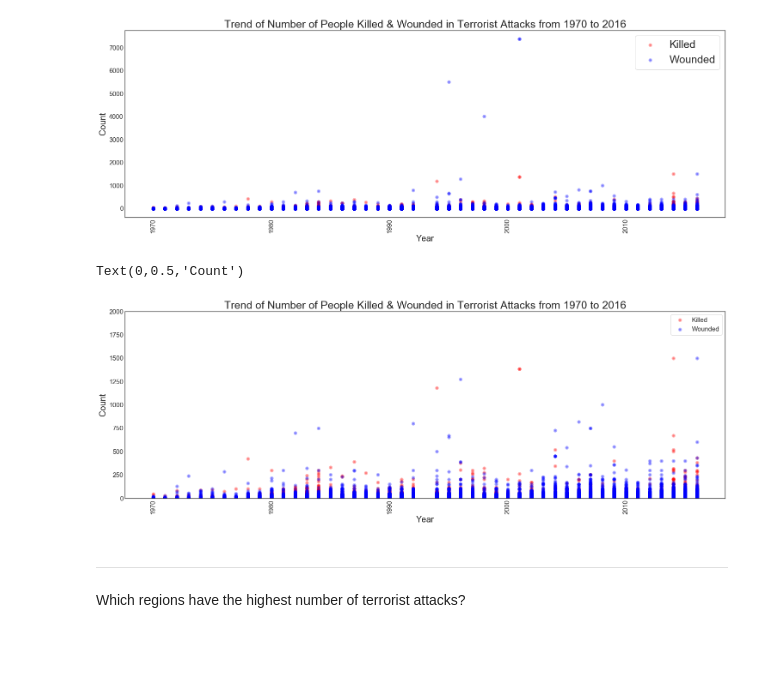
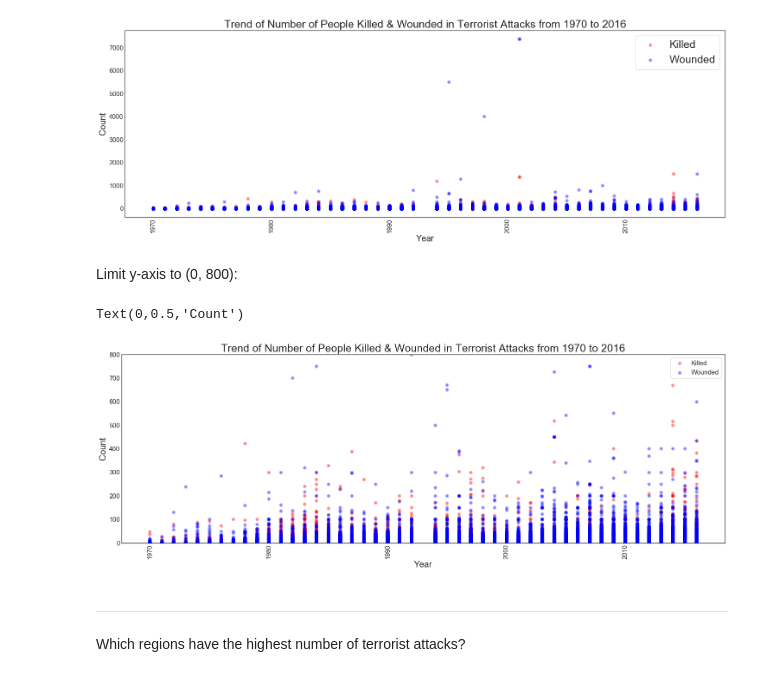
Before and after one commit to ariannalangwang/Capstone-Project-Global-Terrorism, a Jupyter notebook: Global Terrorism Project Python Code.ipynb, the cells around one changed output. Drawn from its saved outputs; the diff is of its cells as text; code cells hidden in the pictures; blank space fills up the shorter version.

```diff
--- a/Global Terrorism Project Python Code.ipynb
+++ b/Global Terrorism Project Python Code.ipynb
@@ -373,20 +373,21 @@ plt.ylabel('Count', fontsize=20)
 # %% [output]
 Text(0,0.5,'Count')
 [figure]
+# %% [markdown]
+Limit y-axis to (0, 800):
 # %%
-# Limit y-axis to (0, 2000):
 fig, ax = plt.subplots(figsize=(25, 8))
-df.plot.scatter(x='year', y='n_killed', ax=ax, ylim=(0,2000), color='r', lw=4, alpha = 0.3, label='Killed')
-df.plot.scatter(x='year', y='n_wound', ax=ax, ylim=(0,2000), color='b', lw=4, alpha = 0.3, label='Wounded')
+df.plot.scatter(x='year', y='n_killed', ax=ax, ylim=(0,800), color='r', lw=4, alpha = 0.3, label='Killed')
+df.plot.scatter(x='year', y='n_wound', ax=ax, ylim=(0,800), color='b', lw=4, alpha = 0.3, label='Wounded')
 plt.legend(loc='best', frameon=True, fontsize=15)
 plt.title('Trend of Number of People Killed & Wounded in Terrorist Attacks from 1970 to 2016', fontsize=25)
 plt.xticks(rotation=90, fontsize=15)
 plt.yticks(fontsize=15)
 plt.xlabel('Year', fontsize=20)
 plt.ylabel('Count', fontsize=20)
 # %% [output]
 Text(0,0.5,'Count')
-[figure, old version]
+[figure, new version]
 # %% [markdown]
 ----
 Which regions have the highest number of terrorist attacks?
```
Also changed, not shown: parts of 22 cells of this notebook.
